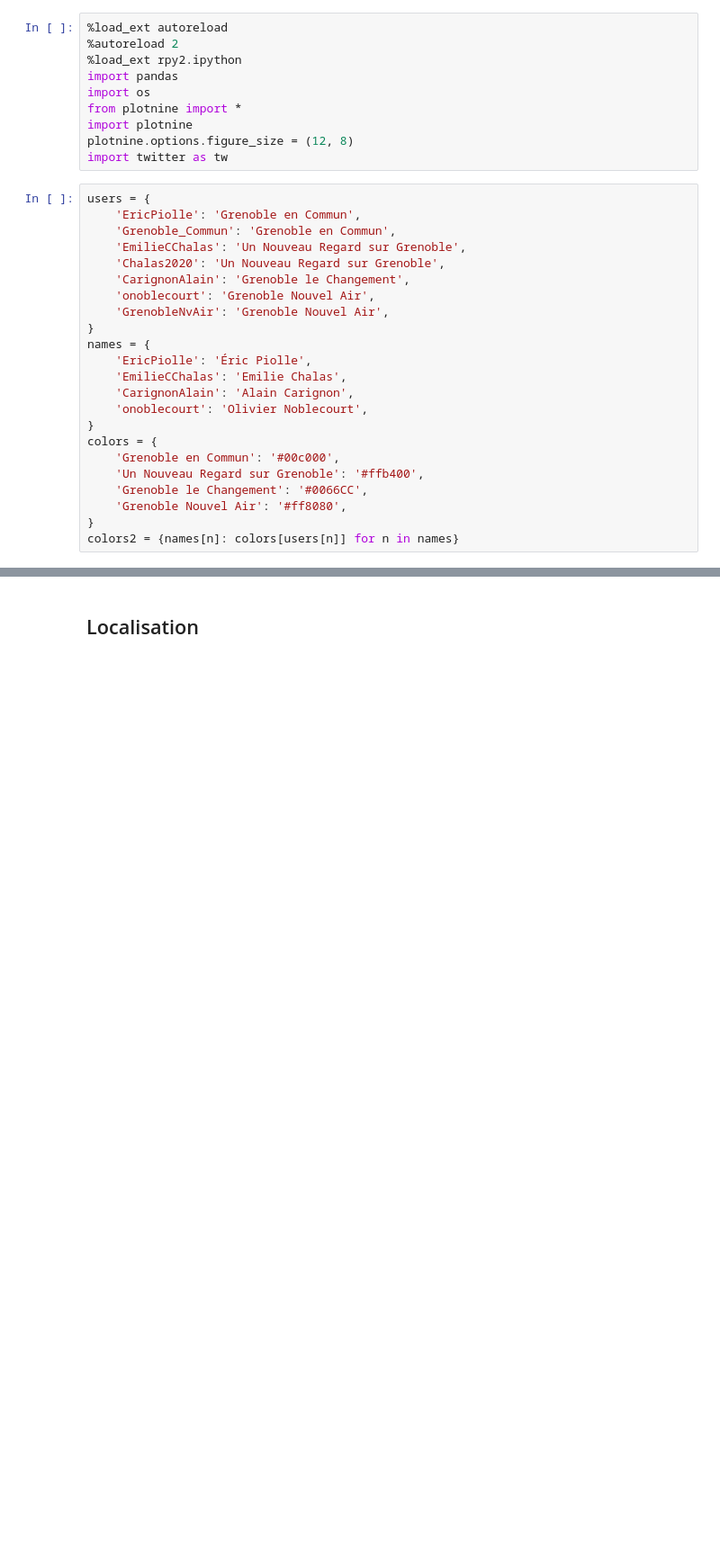
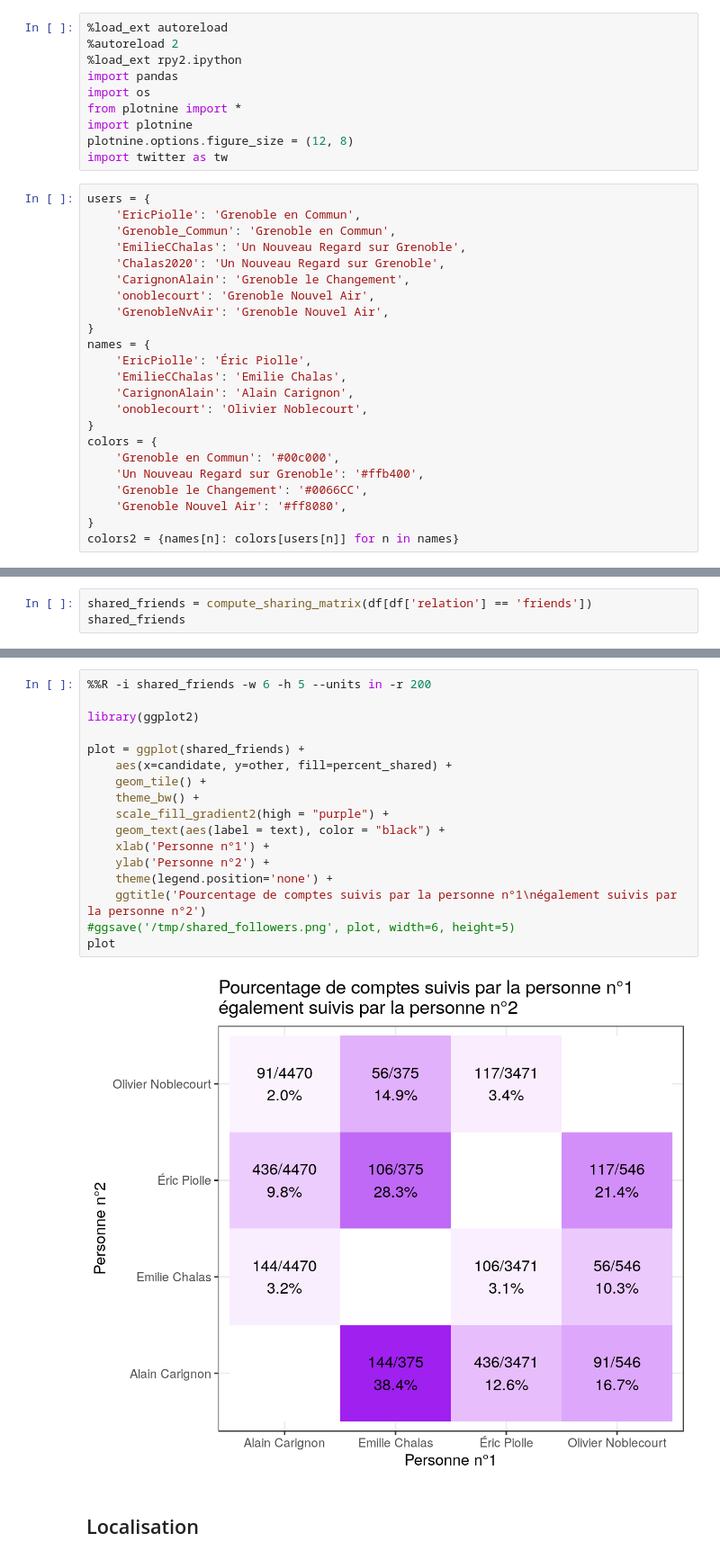
Before and after one commit to Ezibenroc/twitter_data, a Jupyter notebook: analysis_followers.ipynb, the cells around one changed output, grey strips where cells are left out. Shown at 90% size. Cells and saved outputs as stored; diff of their text form; blank space fills up the shorter version.

```diff
--- a/analysis_followers.ipynb
+++ b/analysis_followers.ipynb
@@ -136,0 +146,3 @@ Index(['name', 'screen_name', 'date', 'description', 'followers_count',
+# %%
+shared_friends = compute_sharing_matrix(df[df['relation'] == 'friends'])
+shared_friends
@@ -137,3 +167,22 @@ Index(['name', 'screen_name', 'date', 'description', 'followers_count',
+# %%
+%%R -i shared_friends -w 6 -h 5 --units in -r 200
+
+library(ggplot2)
+
+plot = ggplot(shared_friends) +
+    aes(x=candidate, y=other, fill=percent_shared) +
+    geom_tile() +
+    theme_bw() +
+    scale_fill_gradient2(high = "purple") +
+    geom_text(aes(label = text), color = "black") +
+    xlab('Personne n°1') +
+    ylab('Personne n°2') +
+    theme(legend.position='none') +
+    ggtitle('Pourcentage de comptes suivis par la personne n°1\négalement suivis par la personne n°2')
+#ggsave('/tmp/shared_followers.png', plot, width=6, height=5)
+plot
+# %% [output]
+[figure, added]
 # %% [markdown]
 ## Localisation
 # %%
```
Also changed, not shown: parts of 17 cells of this notebook.
